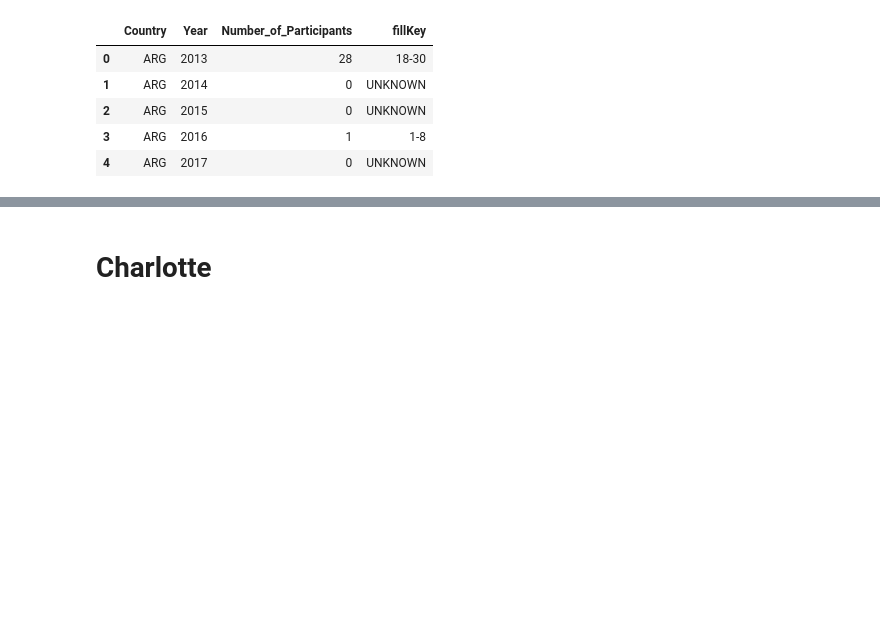
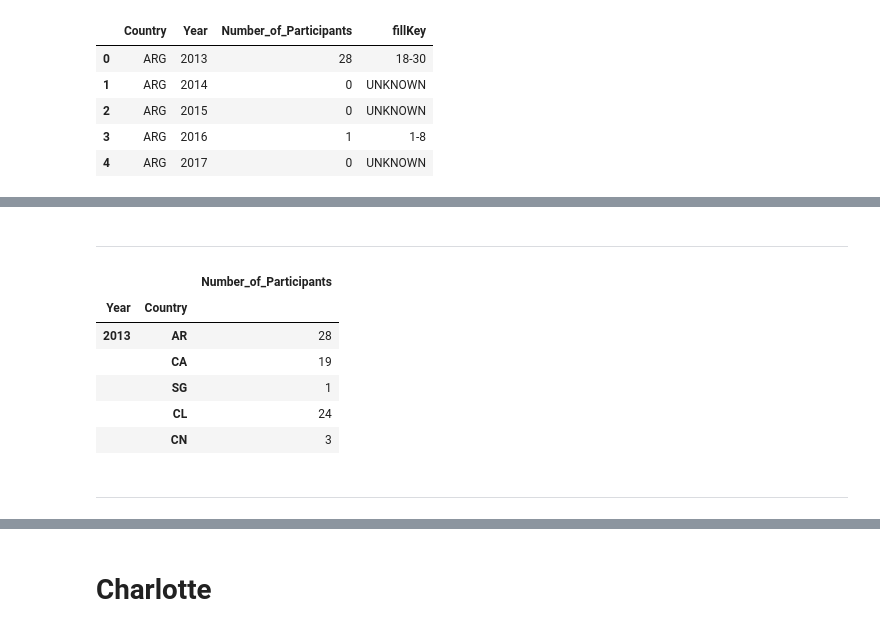
Before and after one commit to charlottegiseleweil/natcap-training-viz, a Jupyter notebook: Preprocessing/Processing.ipynb, the cells around one changed output, grey strips where cells are left out. Drawn from its saved outputs; the diff is of its cells as text; code cells hidden in the pictures; blank space fills up the shorter version.

```diff
--- a/Preprocessing/Processing.ipynb
+++ b/Preprocessing/Processing.ipynb
@@ -39,0 +101,15 @@ total.head()
+# %% [markdown]
+---
+# %%
+years = processed[processed['Number_of_Participants'] > 0]
+years = years[['Year', 'Country', 'Number_of_Participants']]
+years = years.sort_values('Year').set_index(['Year', 'Country'])
+years.head()
+# %% [output]
+|  |  | Number_of_Participants |
+| Year | Country |  |
+| 2013 | AR | 28 |
+|  | CA | 19 |
+|  | SG | 1 |
+|  | CL | 24 |
+|  | CN | 3 |
@@ -39,0 +124,2 @@ total.head()
+# %% [markdown]
+---
```
Also changed, not shown: parts of 14 cells of this notebook, 6 other files.
